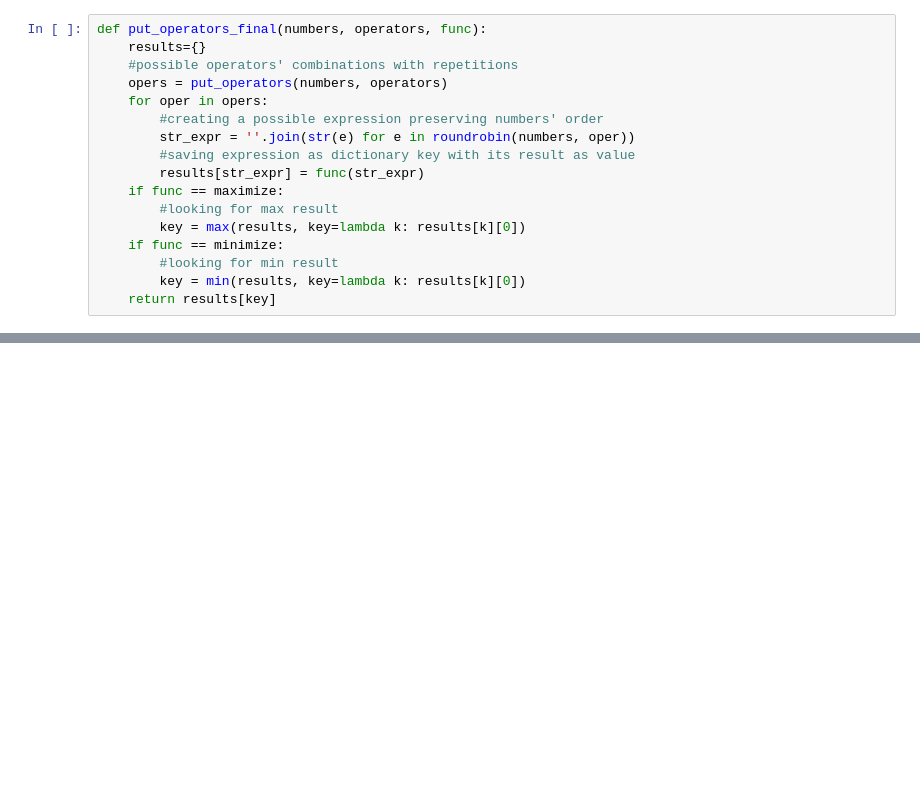
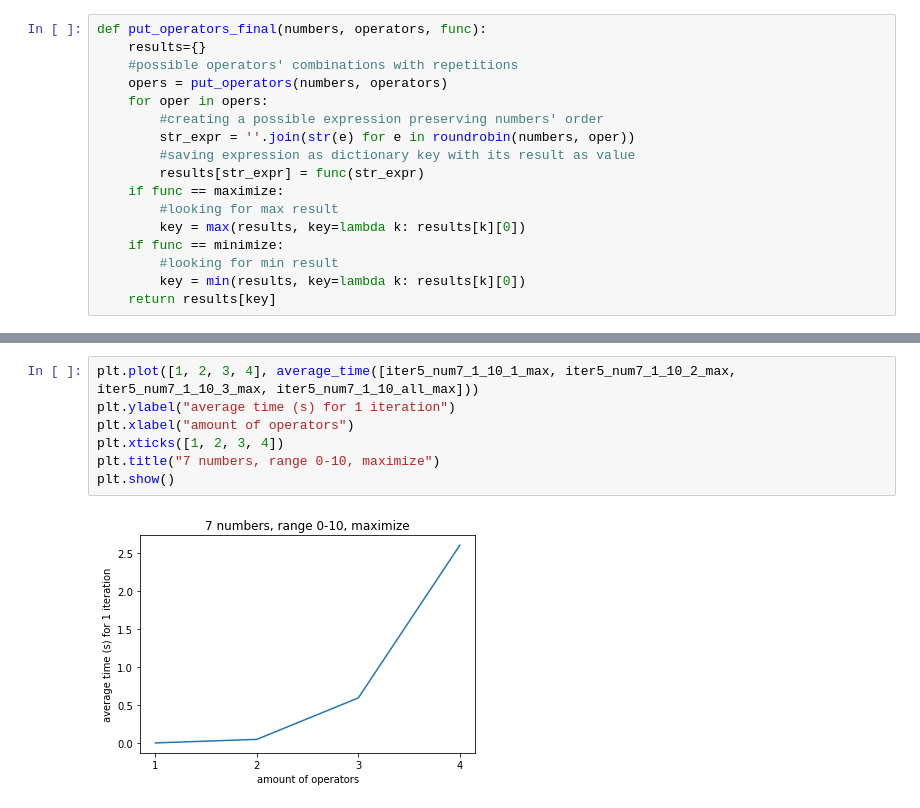
Before and after one commit to MGodgildieva/opt_arithm_expr, a Jupyter notebook: alg_project_2.ipynb, the cells around one changed output, grey strips where cells are left out. Drawn from its saved outputs; the diff is of its cells as text; blank space fills up the shorter version.

```diff
--- a/alg_project_2.ipynb
+++ b/alg_project_2.ipynb
@@ -189,0 +319,9 @@ put_operators_final([2, 1, 7, 1, 4, 3], ['*', '+'], maximize)
+# %%
+plt.plot([1, 2, 3, 4], average_time([iter5_num7_1_10_1_max, iter5_num7_1_10_2_max, iter5_num7_1_10_3_max, iter5_num7_1_10_all_max]))
+plt.ylabel("average time (s) for 1 iteration")
+plt.xlabel("amount of operators")
+plt.xticks([1, 2, 3, 4])
+plt.title("7 numbers, range 0-10, maximize")
+plt.show()
+# %% [output]
+[figure, added]
```
Also changed, not shown: parts of 21 cells of this notebook.
